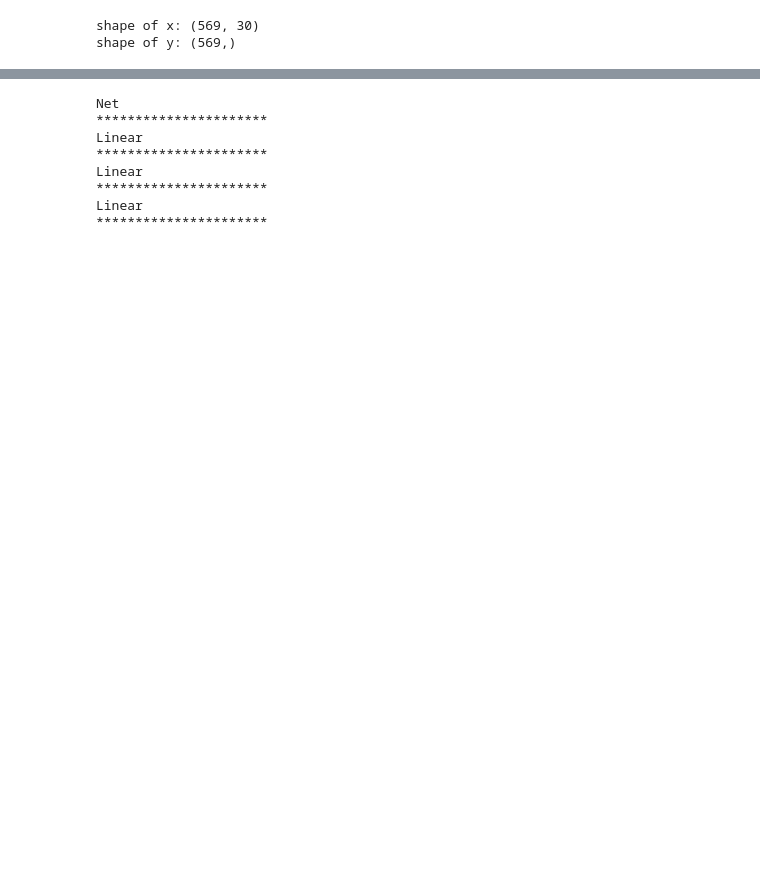
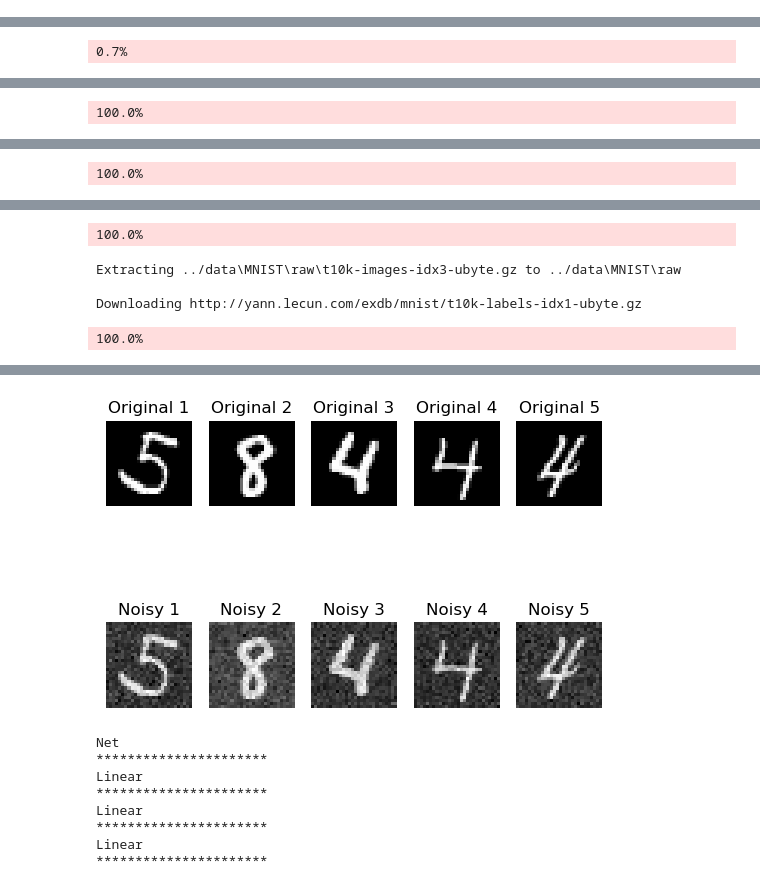
Before and after one commit to alexgill321/EKFAC-Influence-Benchmarks, a Jupyter notebook: notebooks/EKFAC_Understanding.ipynb, the cells around one changed output, grey strips where cells are left out. Saved outputs shown, nothing was run; the diff lists cells and outputs as text; code cells hidden in the pictures; blank space fills up the shorter version.

```diff
--- a/notebooks/EKFAC_Understanding.ipynb
+++ b/notebooks/EKFAC_Understanding.ipynb
@@ -1,9 +0,0 @@
-# %%
-from sklearn.datasets import load_breast_cancer
-data = load_breast_cancer()
-x = data['data']
-y = data['target']
-print("shape of x: {}\nshape of y: {}".format(x.shape,y.shape))
-# %% [output]
-shape of x: (569, 30)
-shape of y: (569,)
@@ -15,0 +1,11 @@ x = sc.fit_transform(x)
+# %%
+import sys
+sys.path.append('../')
+import torch
+from src.linear_nn import get_model
+from src.model_eval import train_dataset
+
+
+# Load the model
+model = get_model()
+# %% [output]
@@ -15,0 +13 @@ x = sc.fit_transform(x)
+0.7%
@@ -15,0 +15 @@ x = sc.fit_transform(x)
+100.0%
@@ -15,0 +20 @@ x = sc.fit_transform(x)
+100.0%
@@ -15,0 +25,5 @@ x = sc.fit_transform(x)
+100.0%
+Extracting ../data\MNIST\raw\t10k-images-idx3-ubyte.gz to ../data\MNIST\raw
+
+Downloading http://yann.lecun.com/exdb/mnist/t10k-labels-idx1-ubyte.gz
+100.0%
@@ -16 +32,2 @@ x = sc.fit_transform(x)
+[figure, added]
 # %%
```
Also changed, not shown: parts of 9 cells of this notebook, 4 other files.
